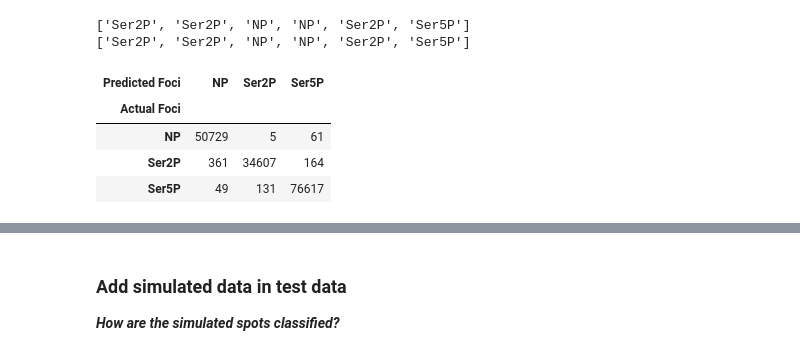
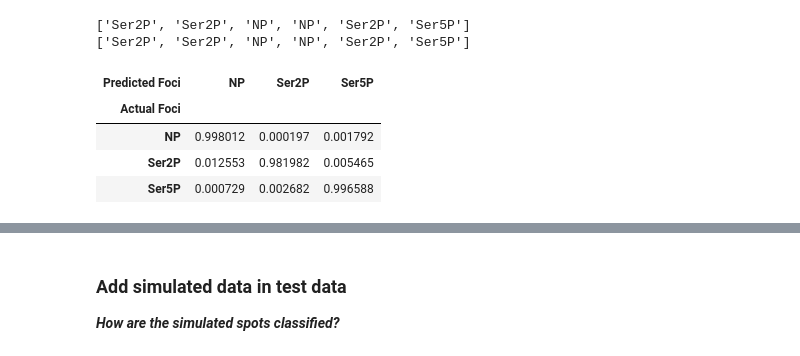
Before and after one commit to Menigedegna/Point-Pattern-Analysis, a Jupyter notebook: MachineLearningRNADistribution.ipynb, the cells around one changed output, grey strips where cells are left out. Saved outputs shown, nothing was run; the diff lists cells and outputs as text; code cells hidden in the pictures.

```diff
--- a/MachineLearningRNADistribution.ipynb
+++ b/MachineLearningRNADistribution.ipynb
@@ -203,3 +238,0 @@ newdf.head()
-# %%
-#remove SpotId column
-newdf=newdf.drop("SpotId", axis=1)
@@ -252 +302,5 @@ array([0, 0, 0, ..., 5, 5, 5], dtype=int64)
+# %%
+FactorColumns=["ClusterId", "File"]
+for c in FactorColumns:
+    newdf[c] = pd.factorize(newdf[c])[0]
 # %%
@@ -272,16 +315,0 @@ Index([              u'FociType',                   u'File',
-# %%
-FactorColumns=["FociType", "File", "ClusterId"]
-for c in FactorColumns:
-    newdf[c] = pd.factorize(newdf[c])[0]
-for c in ["Sp1NumbSpot", "Sp2NumbSpot", "Sp3NumbSpot", "Nucleolus_NumbSpot", "Nucleus_NumbSpot", "Chromocenters_NumbSpot"]:
-    newdf[c] = newdf[c].fillna(0)
-for c in ["Sp1MeanDist", "Sp1MinDist", "Sp1MaxDist",
-          "Sp2MeanDist", "Sp2MinDist", "Sp2MaxDist",
-          "Sp3MeanDist", "Sp3MinDist", "Sp3MaxDist",
-          "Nucleolus_MeanDist", "Nucleolus_MinDist", "Nucleolus_MaxDist",
-          "Nucleus_MeanDist", "Nucleus_MinDist", "Nucleus_MaxDist",
-          "Chromocenters_MeanDist", "Chromocenters_MinDist", "Chromocenters_MaxDist"]:
-    newdf[c] = newdf[c].fillna(10)
-#Replace other NaN by 0
-newdf=newdf.fillna(0)
-newdf.head()
@@ -395,8 +334,8 @@ newdf.iloc[0:5,]
 # %% [markdown]
 ...Seperate segmented and simulated data
 # %%
-SimulatedData = newdf.loc[newdf["SegmentChannel"]==0,]
-SegmentedData = newdf.loc[newdf["SegmentChannel"]!=0,]
+SimulatedData = newdf.loc[newdf["FociType"]>2,]
+SegmentedData = newdf.loc[newdf["FociType"]<3,]
 print(SimulatedData.shape)
 print(SegmentedData.shape)
 # %% [output]
@@ -500,13 +439,15 @@ print(ObserRealLab [0:6])
 ['Ser2P', 'Ser2P', 'NP', 'NP', 'Ser2P', 'Ser5P']
 ['Ser2P', 'Ser2P', 'NP', 'NP', 'Ser2P', 'Ser5P']
 # %%
-pd.crosstab(np.array(ObserRealLab), np.array(predFociRealLab), rownames=['Actual Foci'], colnames=['Predicted Foci'])
+pd.crosstab(np.array(ObserRealLab), np.array(predFociRealLab),
+            rownames=['Actual Foci'], colnames=['Predicted Foci'],
+            normalize='index')
 # %% [output]
 | Predicted Foci | NP | Ser2P | Ser5P |
 | Actual Foci |  |  |  |
-| NP | 50729 | 5 | 61 |
-| Ser2P | 361 | 34607 | 164 |
-| Ser5P | 49 | 131 | 76617 |
+| NP | 0.998012 | 0.000197 | 0.001792 |
+| Ser2P | 0.012553 | 0.981982 | 0.005465 |
+| Ser5P | 0.000729 | 0.002682 | 0.996588 |
 # %%
 print("Accuracy score:")
 print(metrics.accuracy_score(TestSet["FociType"].values, PredFoci))
```
Also changed, not shown: parts of 96 cells of this notebook.
